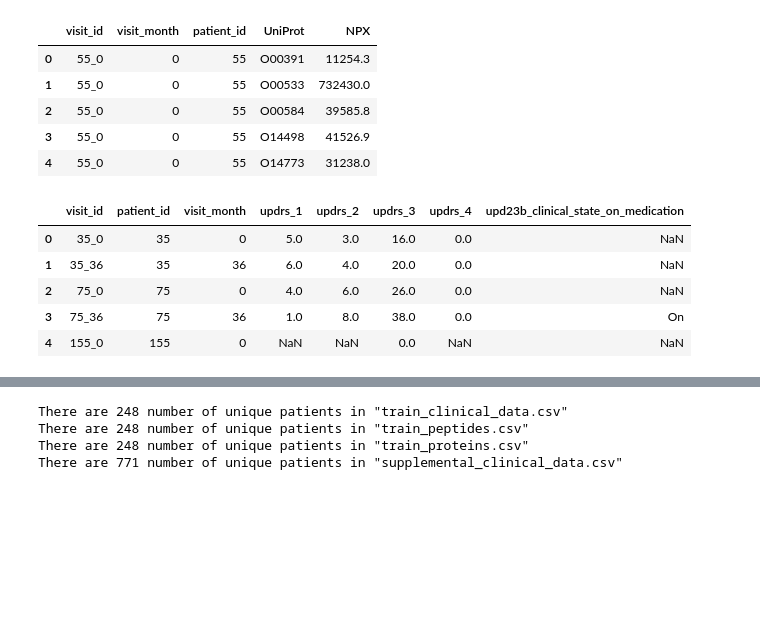
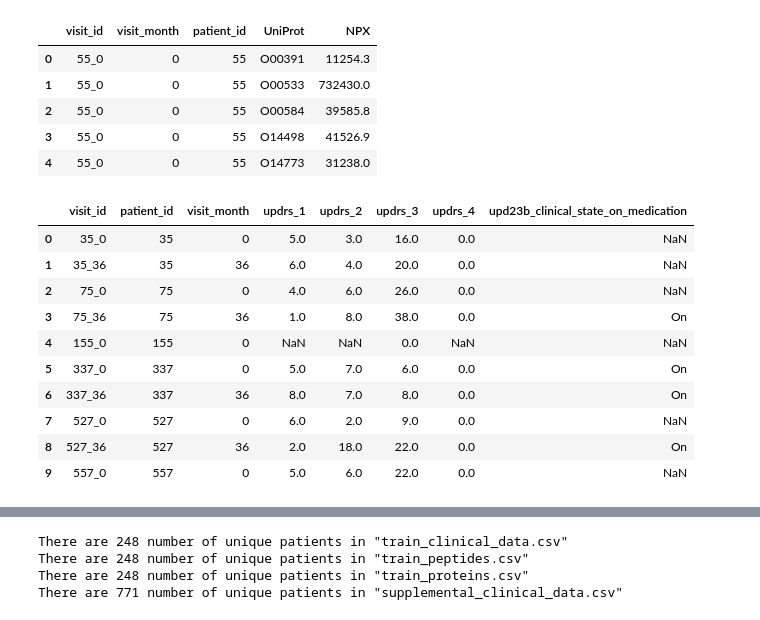
Before and after one commit to fan-yang-md/parkinsons_disease_progression_prediction, a Jupyter notebook: parkinson1.ipynb, the cells around one changed output, grey strips where cells are left out. Drawn from its saved outputs; the diff is of its cells as text; code cells hidden in the pictures; blank space fills up the shorter version.

```diff
--- a/parkinson1.ipynb
+++ b/parkinson1.ipynb
@@ -58,11 +53,16 @@ train_proteins.head()
 | 3 | 55_0 | 0 | 55 | O14498 | 41526.9 |
 | 4 | 55_0 | 0 | 55 | O14773 | 31238.0 |
 # %%
-supplemental_clinical.head()
+supplemental_clinical.head(10)
 # %% [output]
 |  | visit_id | patient_id | visit_month | updrs_1 | updrs_2 | updrs_3 | updrs_4 | upd23b_clinical_state_on_medication |
 | 0 | 35_0 | 35 | 0 | 5.0 | 3.0 | 16.0 | 0.0 | NaN |
 | 1 | 35_36 | 35 | 36 | 6.0 | 4.0 | 20.0 | 0.0 | NaN |
 | 2 | 75_0 | 75 | 0 | 4.0 | 6.0 | 26.0 | 0.0 | NaN |
 | 3 | 75_36 | 75 | 36 | 1.0 | 8.0 | 38.0 | 0.0 | On |
 | 4 | 155_0 | 155 | 0 | NaN | NaN | 0.0 | NaN | NaN |
+| 5 | 337_0 | 337 | 0 | 5.0 | 7.0 | 6.0 | 0.0 | On |
+| 6 | 337_36 | 337 | 36 | 8.0 | 7.0 | 8.0 | 0.0 | On |
+| 7 | 527_0 | 527 | 0 | 6.0 | 2.0 | 9.0 | 0.0 | NaN |
+| 8 | 527_36 | 527 | 36 | 2.0 | 18.0 | 22.0 | 0.0 | On |
+| 9 | 557_0 | 557 | 0 | 5.0 | 6.0 | 22.0 | 0.0 | NaN |
```
Also changed, not shown: parts of 14 cells of this notebook.
